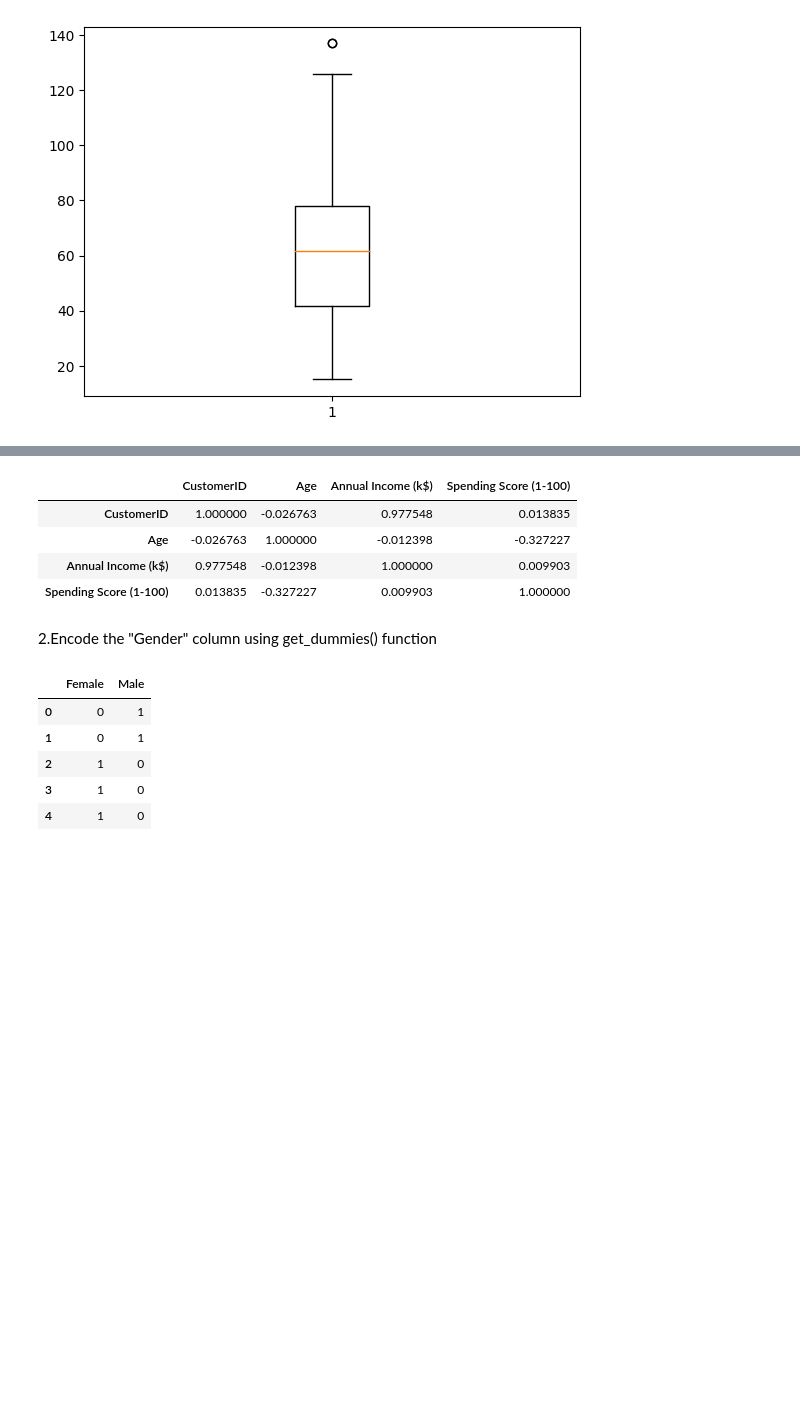
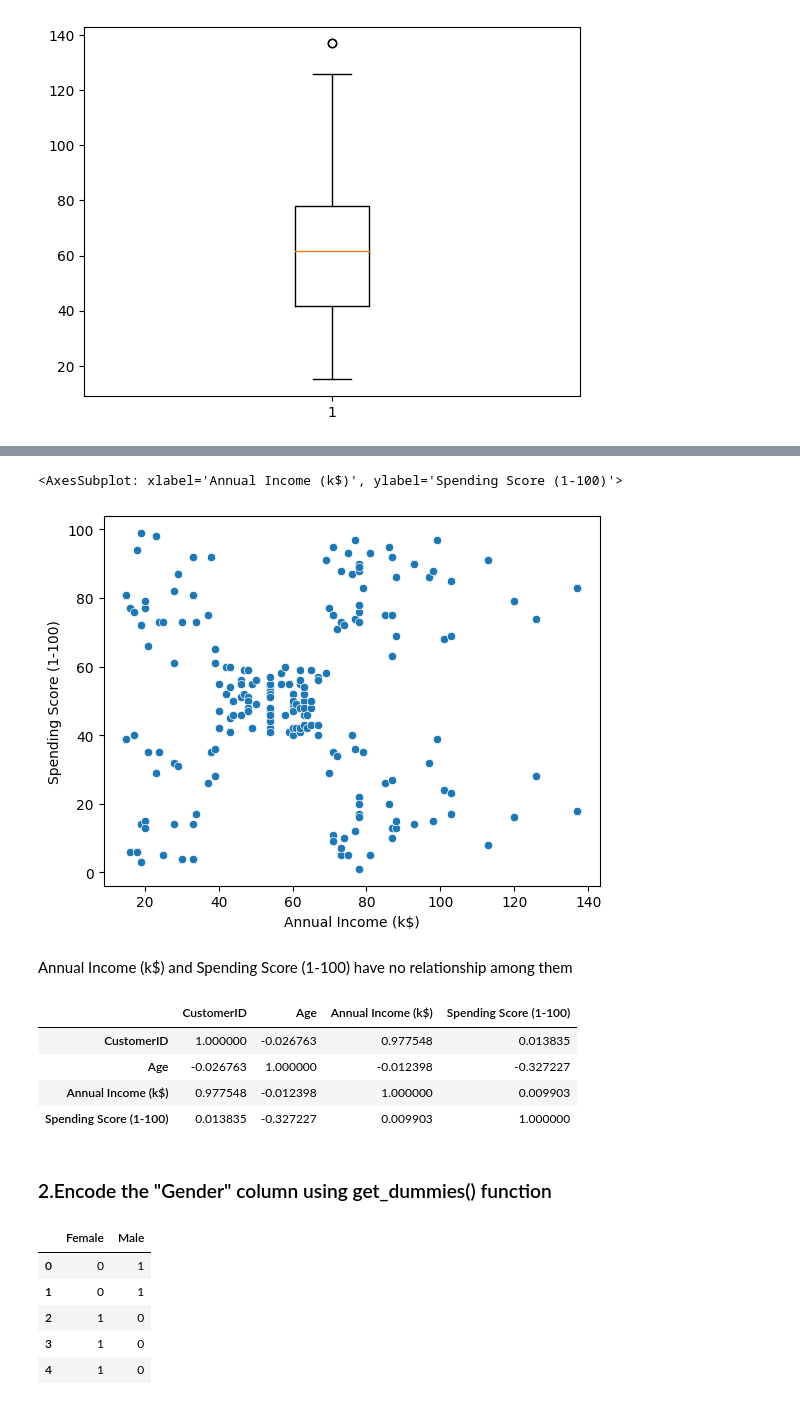
Before and after one commit to Shivam-Shane/Learnerhub, a Jupyter notebook: IPYTHON/Assignment 5.question 3.ipynb, the cells around one changed output, grey strips where cells are left out. Cells and saved outputs as stored; diff of their text form; code cells hidden in the pictures; blank space fills up the shorter version.

```diff
--- a/IPYTHON/Assignment 5.question 3.ipynb
+++ b/IPYTHON/Assignment 5.question 3.ipynb
@@ -110,3 +127,10 @@ mp.show()
+# %%
+sns.scatterplot(x=data['Annual Income (k$)'],y=data['Spending Score (1-100)'])
+# %% [output]
+<AxesSubplot: xlabel='Annual Income (k$)', ylabel='Spending Score (1-100)'>
+[figure, added]
+# %% [markdown]
+Annual Income (k$) and Spending Score (1-100) have no relationship among them
 # %%
 data.corr()
 # %% [output]
@@ -118,7 +142,7 @@ data.corr()
 # %%
 data.drop('CustomerID',axis=1,inplace=True)
 # %% [markdown]
-2.Encode the "Gender" column using get_dummies() function
+### 2.Encode the "Gender" column using get_dummies() function
 # %%
 dummy=pd.get_dummies(data['Gender'])
 data.drop('Gender',axis=1,inplace=True)
```
Also changed, not shown: parts of 7 cells of this notebook, 2 other files.
